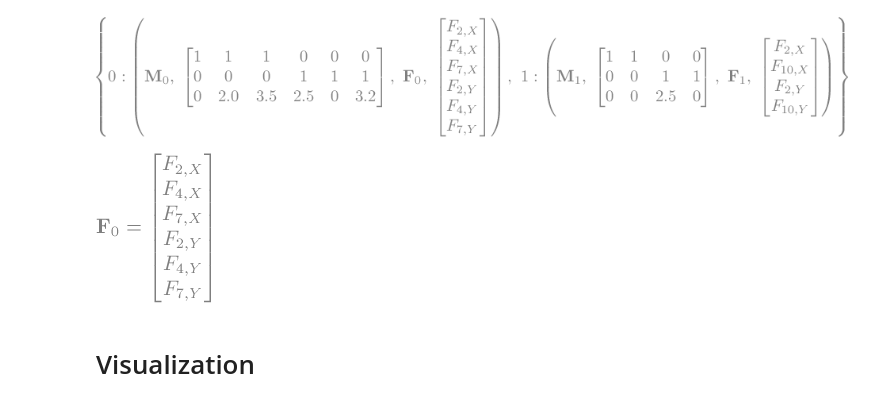
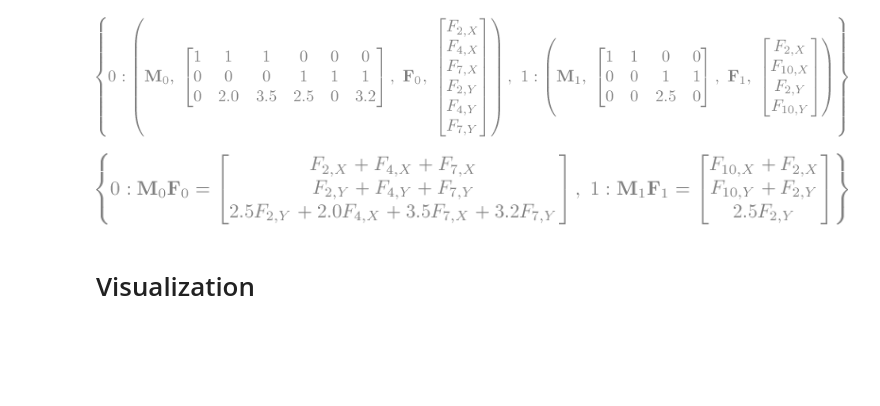
Before and after one commit to cstarkjp/ConceptualDesign, a Jupyter notebook: Notebooks/Demo.ipynb, the cells around one changed output. Cells and saved outputs as stored; diff of their text form; code cells hidden in the pictures; blank space fills up the shorter version.

Commit message:
Dict of member-wise total force & moment

```diff
--- a/Notebooks/Demo.ipynb
+++ b/Notebooks/Demo.ipynb
@@ -140,20 +140,16 @@ d_member_forceinfo = {
 d_member_forceinfo
 # %% [output]
 [figure]
-# %%
-member_ = 0
-keynodes_ = geometry.d_member_keynodes[member_]
-F = MatrixSymbol(r"\mathbf{F}"+f"_{member_}",6,1)
-F_ = Matrix([
-    Symbol(rf"F_{keynode_},X", real=True,)
-    for keynode_ in keynodes_
-] + [
-    Symbol(rf"F_{keynode_},Y", real=True,)
-    for keynode_ in keynodes_
-])
-Eq(F,F_)
-# %% [output]
-[figure, removed]
+# %%
+{
+    member_: Eq(
+        forceinfo_[0]*forceinfo_[2],
+        forceinfo_[1]*forceinfo_[3]
+    )
+    for member_, forceinfo_ in d_member_forceinfo.items()
+}
+# %% [output]
+[figure, added]
 # %% [markdown]
 # Visualization
 # %% [markdown]
```
Also changed, not shown: parts of 1 cell of this notebook, 1 other file.
